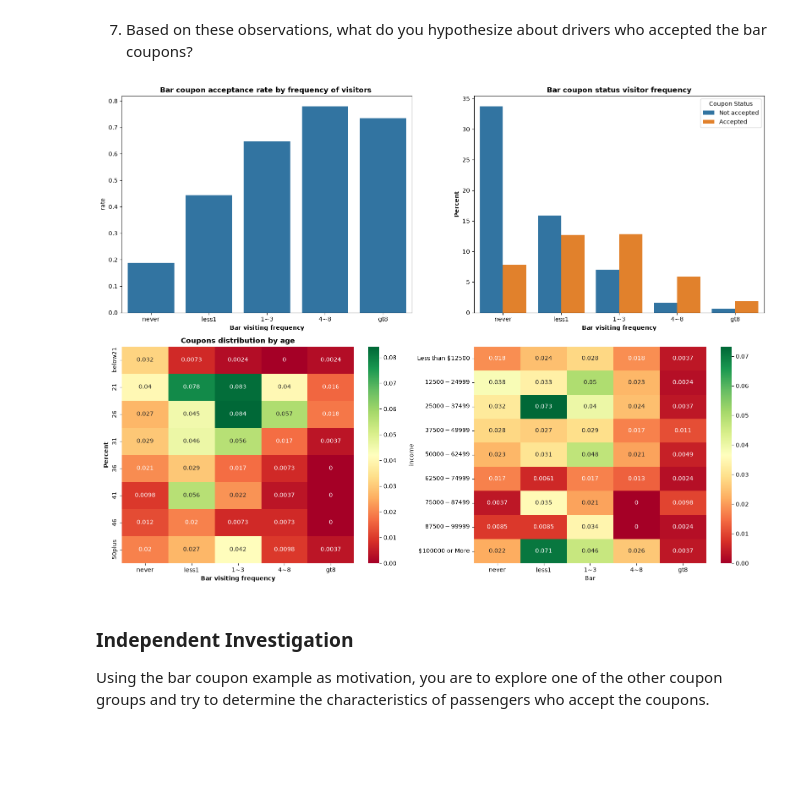
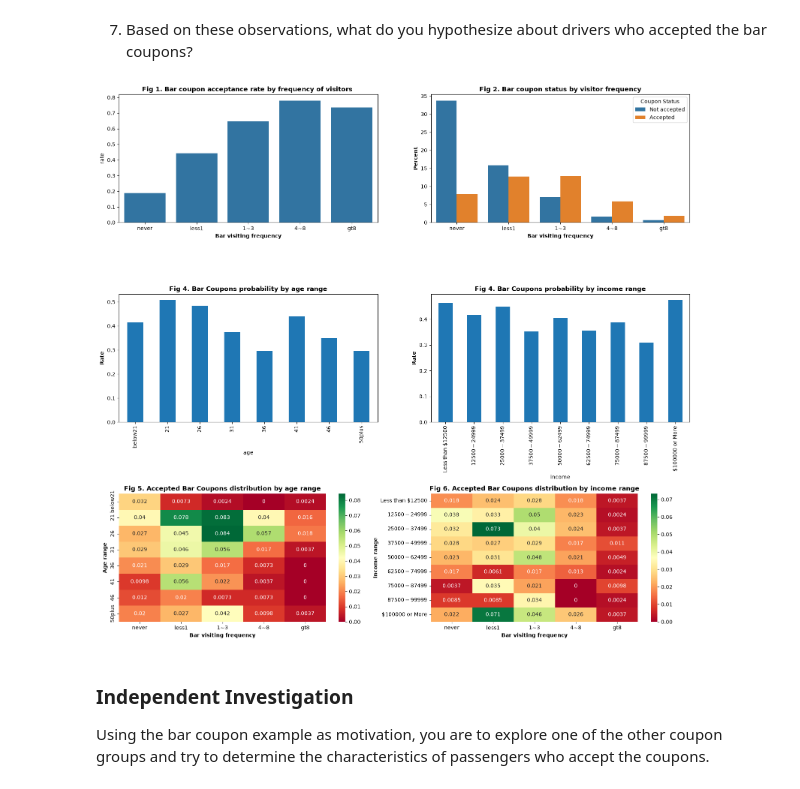
Before and after one commit to jonasmayor/Coupons_Research_Data, a Jupyter notebook: prompt.ipynb, the cells around one changed output. Drawn from its saved outputs; the diff is of its cells as text; code cells hidden in the pictures; blank space fills up the shorter version.

```diff
--- a/prompt.ipynb
+++ b/prompt.ipynb
@@ -616,46 +614,74 @@ bar_coupons.sort_values("age")
 income_order = ["Less than $12500", "$12500 - $24999", "$25000 - $37499", "$37500 - $49999", "$50000 - $62499", "$62500 - $74999", "$75000 - $87499", "$87500 - $99999", "$100000 or More" ]
 bar_coupons["income"] = pd.Categorical(bar_coupons["income"], categories=income_order, ordered=True)
 bar_coupons.sort_values("income")
 
-plt.figure(figsize = (16,12))
-ax1 = plt.subplot(2, 2, 1)
+plt.figure(figsize = (16,15))
+ax1 = plt.subplot(3, 2, 1)
 
+#Fig 1. Bar coupon acceptance proportion by frequency of the visitors
 relationship = pd.crosstab(bar_coupons.Bar, bar_coupons.Y )
 relationship['rate'] = relationship[1] / (relationship[0] + relationship[1])
 sns.barplot(relationship,x=relationship.index, y='rate', ax = ax1)
 plt.xlabel('Acceptance rate', fontweight='bold')
 plt.xlabel('Bar visiting frequency',fontweight='bold')
-plt.title('Bar coupon acceptance rate by frequency of visitors ', fontweight='bold')
+plt.title('Fig 1. Bar coupon acceptance rate by frequency of visitors ', fontweight='bold')
 
-ax2 = plt.subplot(2, 2, 2)
+#Fig 2. Bar coupon status by visitor frecuency
+ax2 = plt.subplot(3, 2, 2)
 sns.countplot(bar_coupons, x = 'Bar', hue='Y', stat='percent', ax=ax2)
 plt.xlabel('Bar visiting frequency', fontweight='bold')
 plt.ylabel('Percent',fontweight='bold')
-plt.title('Bar coupon status visitor frequency', fontweight='bold')
+plt.title('Fig 2. Bar coupon status by visitor frequency', fontweight='bold')
 handles, labels = plt.gca().get_legend_handles_labels()
 plt.legend(
     handles,
     ['Accepted' if x == '1' else 'Not accepted' for x in labels],
     title="Coupon Status")
 
-ax3 = plt.subplot(2, 2, 3)
+
+#Fig 3. Bar Coupons probability by age range
+ax3 = plt.subplot(3, 2, 3)
+bar_coupons.groupby("age")["Y"].mean().plot(ax=ax3, kind='bar')
+plt.ylabel('Rate', fontweight='bold')
+plt.title('Fig 4. Bar Coupons probability by age range', fontweight='bold')
+
+#Fig 4. Bar Coupons probability by income range
+ax4 = plt.subplot(3, 2, 4)
+bar_coupons.groupby("income")["Y"] .mean().plot(ax=ax4, kind='bar')
+plt.ylabel('Rate', fontweight='bold')
+plt.title('Fig 4. Bar Coupons probability by income range', fontweight='bold')
+
+#Fig 5. Accepted Bar Coupons distribution by age range
+ax5 = plt.subplot(3, 2, 5)
 acceptedCouponsByAge = bar_coupons.query('Y == 1')[['age','Bar']]
-sns.heatmap(pd.crosstab(acceptedCouponsByAge.age, acceptedCouponsByAge.Bar, normalize=True), annot=True, ax = ax3, cmap = "RdYlGn")
+sns.heatmap(pd.crosstab(acceptedCouponsByAge.age, acceptedCouponsByAge.Bar, normalize=True), annot=True, ax = ax5, cmap = "RdYlGn")
 plt.xlabel('Bar visiting frequency', fontweight='bold')
-plt.ylabel('Percent',fontweight='bold')
-plt.title('Coupons distribution by age', fontweight='bold')
+plt.ylabel('Age range',fontweight='bold')
+plt.title('Fig 5. Accepted Bar Coupons distribution by age range', fontweight='bold')
 
-ax4 = plt.subplot(2, 2, 4)
+#Fig 6. Bar Coupons distribution by income range
+ax6 = plt.subplot(3, 2, 6)
 acceptedCouponsByIncome = bar_coupons.query('Y == 1')[['income','Bar']]
-sns.heatmap(pd.crosstab(acceptedCouponsByIncome.income, acceptedCouponsByIncome.Bar, normalize=True), annot=True, ax = ax4, cmap = "RdYlGn")
+sns.heatmap(pd.crosstab(acceptedCouponsByIncome.income, acceptedCouponsByIncome.Bar, normalize=True), annot=True, ax = ax6, cmap = "RdYlGn")
+plt.xlabel('Bar visiting frequency', fontweight='bold')
+plt.ylabel('Income range',fontweight='bold')
+plt.title('Fig 6. Accepted Bar Coupons distribution by income range', fontweight='bold')
 
 
 plt.tight_layout()
 
 # CONCLUSION 1:
-#
+# After loking at the bar coupons we can notice some behaviors
+# 1. The more the visitors go to the bar per month the more they use coupons (Fig 1), the denial rate decreases significangly among regular bar visitors (Fig 2).
+# 2. Seems some small number of persons who has never visited a bar were inclined to go to one because they got a coupon and accepted it (Fig 1 and Fig 2). It is worth noting that still the majority
+#   of the person who has never visited a bar still rejected the coupon. As mentioned earlier this number can tweak some of the statistics if trying to count low frequency visitors and including the non-visitors.
+# 3. Based on age range seems like the people between 21 and 30 years are more likely to use the coupons (Fig 3)
+# 4. Based on income range seems like low earners  groups under $37500 tend to accept the coupon more but also the top income earners ( $100000 or more) as well (Fig 3)
+# 5. Among drivers who accepted the coupons people between 21 and 30 visit more bars and with a frequency of up to 4 to 8 times per month, the higher concentration is noticed around 3 times per month though.(Fig 3)
+# 6. Among drivers who accepted the coupons people in income brakets making around or under $37500 are more likely to use the coupon around 1 time per month and the same thing happens with earners making over $100000
+# 7. Generally the age and income groups who are more likely to accept the coupons  and those same groups peak visitng bars 3 times or less per month.
 # %% [output]
-[figure, old version]
+[figure, new version]
 # %% [markdown]
 ### Independent Investigation
 
```
Also changed, not shown: parts of 5 cells of this notebook.
